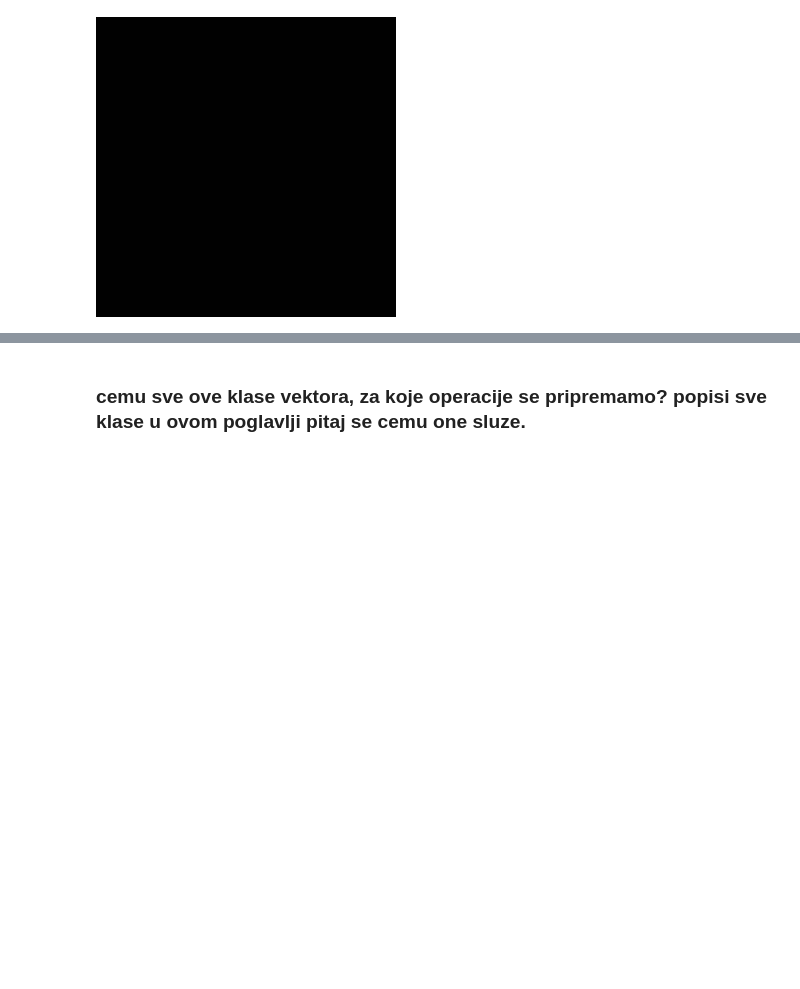
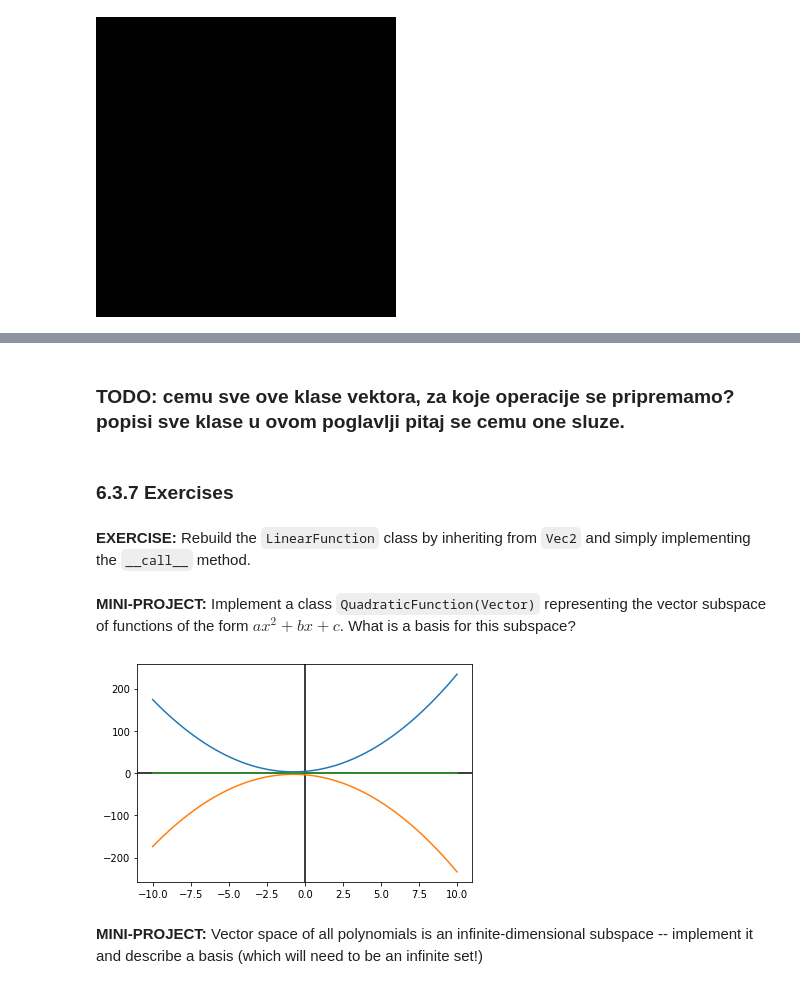
Before and after one commit to saradhimpardha/math_for_programmers, a Jupyter notebook: chapter_06/chapter_06_exercise.ipynb, the cells around one changed output, grey strips where cells are left out. Saved outputs shown, nothing was run; the diff lists cells and outputs as text; code cells hidden in the pictures; blank space fills up the shorter version.

Commit message:
6.41 exercise

```diff
--- a/chapter_06/chapter_06_exercise.ipynb
+++ b/chapter_06/chapter_06_exercise.ipynb
@@ -1271,2 +1292,6 @@ gray
 # %% [markdown]
-### cemu sve ove klase vektora, za koje operacije se pripremamo? popisi sve klase u ovom poglavlji pitaj se cemu one sluze.
+### TODO: cemu sve ove klase vektora, za koje operacije se pripremamo? popisi sve klase u ovom poglavlji pitaj se cemu one sluze.
+# %% [markdown]
+### 6.3.7 Exercises
+# %% [markdown]
+**EXERCISE:** Rebuild the `LinearFunction` class by inheriting from `Vec2` and simply implementing the `__call__` method.
@@ -1272,0 +1302,29 @@ gray
+# %% [markdown]
+**MINI-PROJECT:** Implement a class `QuadraticFunction(Vector)` representing the vector subspace of functions of the form $ax^2 + bx + c$.  What is a basis for this subspace?
+# %%
+class QuadraticFunction(Vector):
+    def __init__(self, a, b, c):
+        self.a = a
+        self.b = b
+        self.c = c
+
+    def add(self, other):
+        return QuadraticFunction(self.a + other.a, self.b + other.b, self.c + other.c)
+
+    def scale(self, scalar):
+        return QuadraticFunction(self.a * scalar, self.b * scalar, self.c * scalar)
+
+    def __call__(self, x):
+        return self.a * x**2 + self.b * x + self.c
+
+    @classmethod
+    def zero(cls):
+        return QuadraticFunction(0,0,0)
+# %%
+q1 = QuadraticFunction(2,3,4)
+q2 = QuadraticFunction(-2,-3,-4)
+plot([q1, q2, q1 + q2], -10, 10)
+# %% [output]
+[figure, added]
+# %% [markdown]
+**MINI-PROJECT:** Vector space of all polynomials is an infinite-dimensional subspace -- implement it and describe a basis (which will need to be an infinite set!)
```
Also changed, not shown: parts of 28 cells of this notebook.
